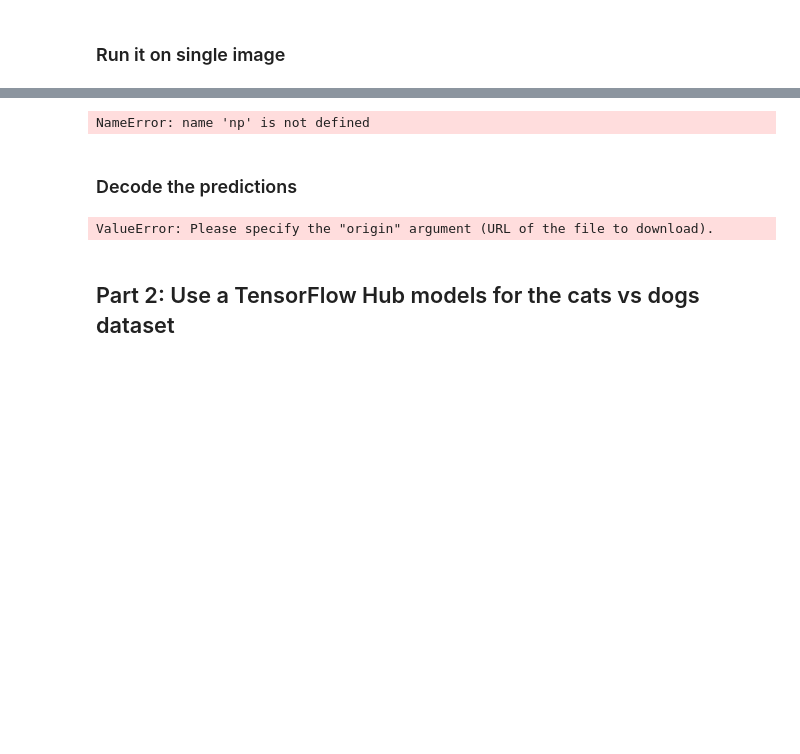
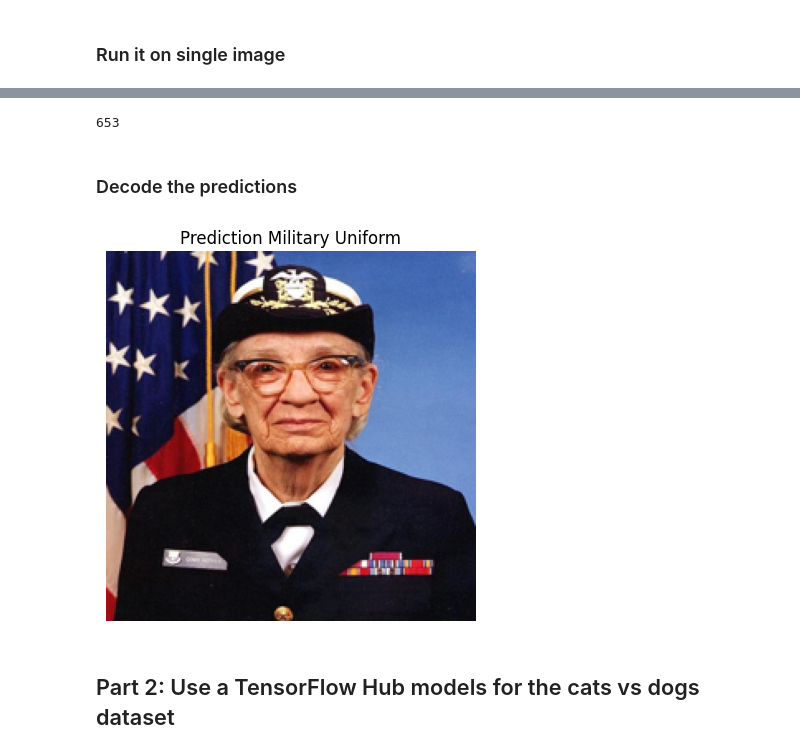
Before and after one commit to Mach-web/Machine_learning, a Jupyter notebook: Image_recognition/Transfer_learning_with_tensorflow.ipynb, the cells around one changed output, grey strips where cells are left out. Saved outputs shown, nothing was run; the diff lists cells and outputs as text; code cells hidden in the pictures; blank space fills up the shorter version.

```diff
--- a/Image_recognition/Transfer_learning_with_tensorflow.ipynb
+++ b/Image_recognition/Transfer_learning_with_tensorflow.ipynb
@@ -36,7 +29,7 @@ from tensorflow.keras import layers
 # %% [markdown]
 #### Download the classifier
 # %%
-classifier_url = ""
+classifier_url = "https://tfhub.dev/google/tf2-preview/mobilenet_v2/classification/2"
 
 IMG_SHAPE = 224
 
@@ -48,8 +39,8 @@ NameError: name 'hub' is not defined
 # %% [markdown]
 ### Run it on single image
 # %%
-import PIL.image as Image
+import PIL.Image as Image
 import numpy as np
 
-grace_hopper = tf.keras.utils.get_file('image.jpg', )
+grace_hopper = tf.keras.utils.get_file('image.jpg', 'https://storage.googleapis.com/download.tensorflow.org/example_images/grace_hopper.jpg')
 grace_hopper = Image.open(grace_hopper).resize((IMG_SHAPE, IMG_SHAPE))
@@ -67,20 +56,20 @@ NameError: name 'model' is not defined
 # %%
-predicted_class = np.argmax(result = 0, axis = -1)
+predicted_class = np.argmax(result[0], axis = -1)
 predicted_class
 # %% [output]
-NameError: name 'np' is not defined
+653
 # %% [markdown]
 ### Decode the predictions
 # %%
-labels_path = tf.keras.utils.get_file()
+labels_path = tf.keras.utils.get_file('ImageNetLabels.txt','https://storage.googleapis.com/download.tensorflow.org/data/ImageNetLabels.txt')
 imagenet_labels = np.array(open(labels_path).read().splitlines())
 
 plt.imshow(grace_hopper)
 plt.axis('off')
 pred_class_name = imagenet_labels[predicted_class]
 _  = plt.title("Prediction " + pred_class_name.title())
 # %% [output]
-ValueError: Please specify the "origin" argument (URL of the file to download).
+[figure, added]
 # %% [markdown]
 ## Part 2: Use a TensorFlow Hub models for the cats vs dogs dataset
 # %% [markdown]
```
Also changed, not shown: parts of 23 cells of this notebook.
